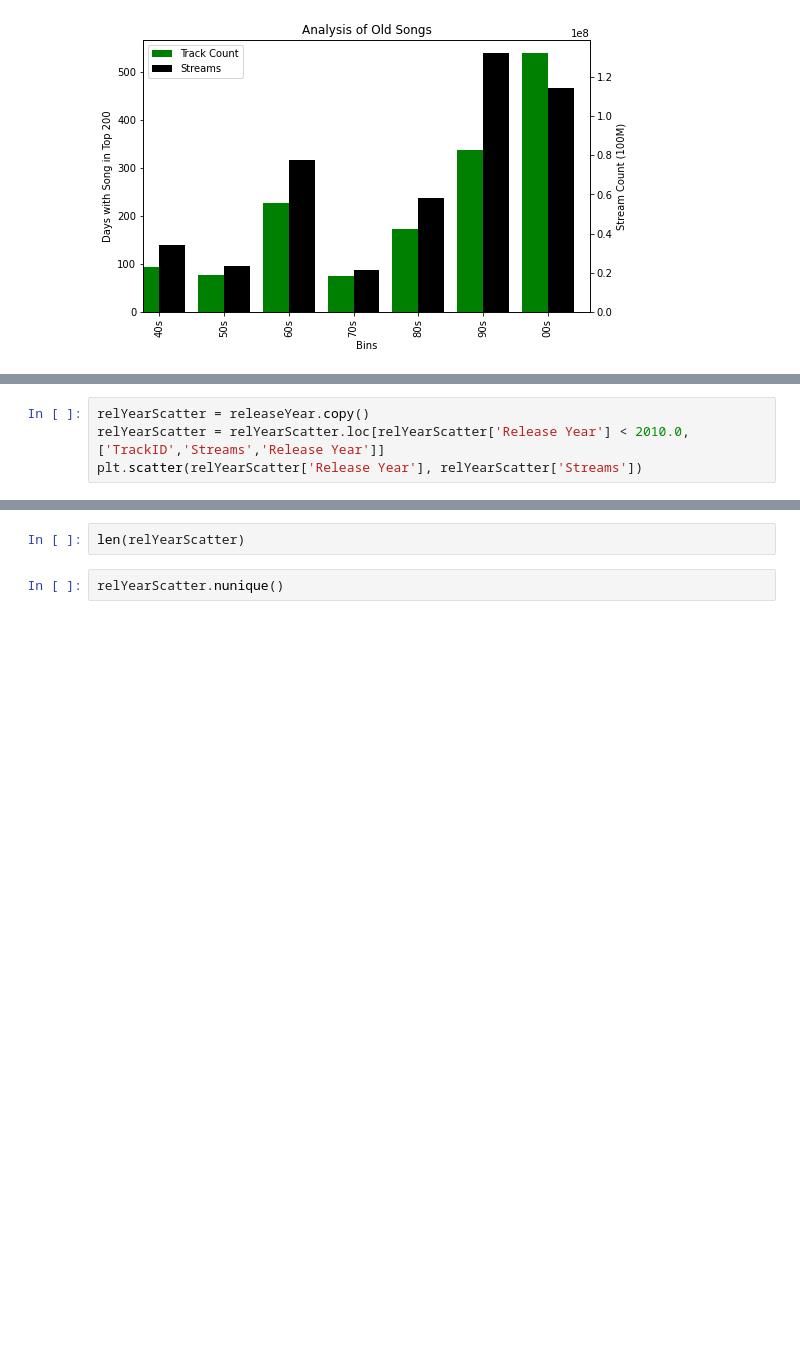
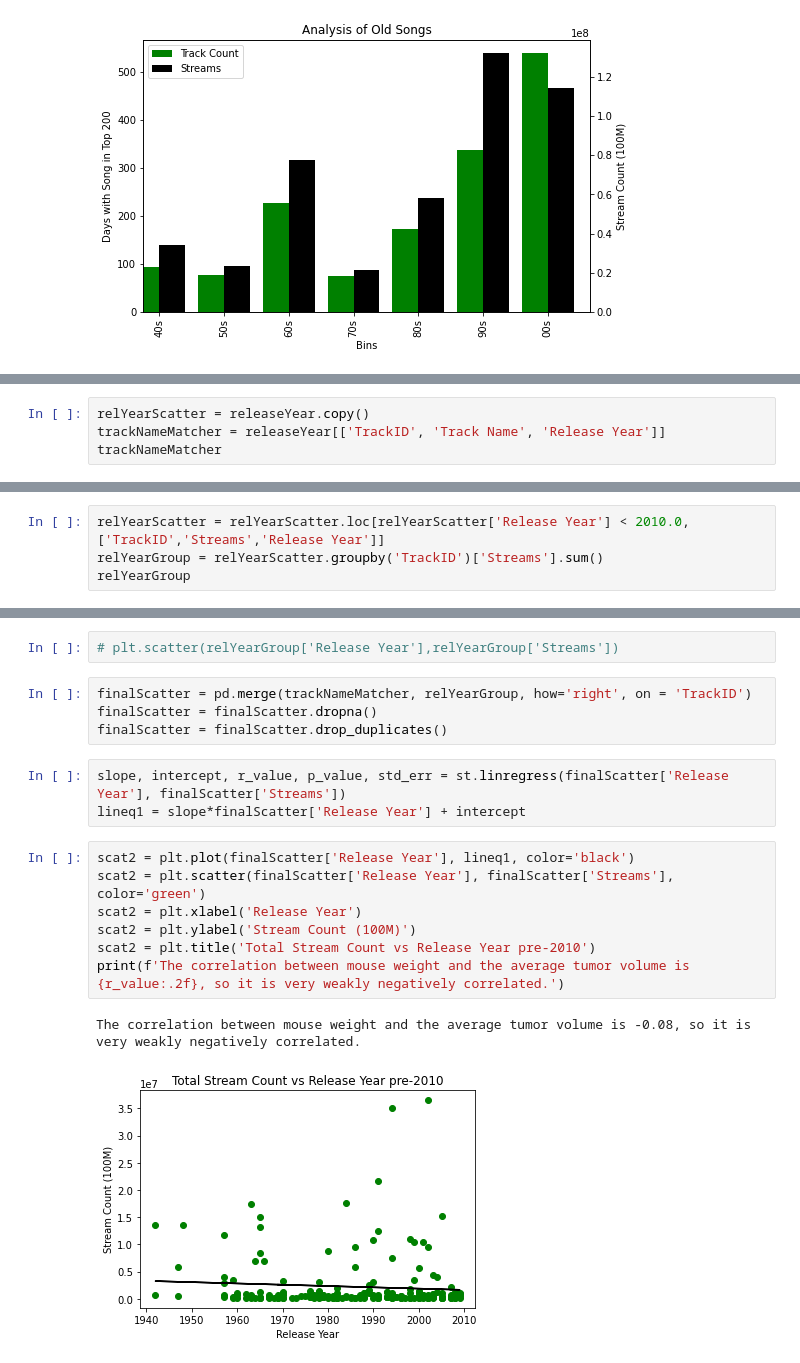
Before and after one commit to iastanehasl/Project-One, a Jupyter notebook: Spotipy_Group.ipynb, the cells around one changed output, grey strips where cells are left out. Cells and saved outputs as stored; diff of their text form; blank space fills up the shorter version.

Commit message:
Adding Total Stream Count vs Release Year pre-2010 graph with linear regression graph.

```diff
--- a/Spotipy_Group.ipynb
+++ b/Spotipy_Group.ipynb
@@ -313,0 +322,4 @@ releaseYear.head()
+# %%
+relYearScatter = releaseYear.copy()
+trackNameMatcher = releaseYear[['TrackID', 'Track Name', 'Release Year']]
+trackNameMatcher
@@ -314,4 +340,4 @@ releaseYear.head()
 # %%
-relYearScatter = releaseYear.copy()
 relYearScatter = relYearScatter.loc[relYearScatter['Release Year'] < 2010.0, ['TrackID','Streams','Release Year']]
-plt.scatter(relYearScatter['Release Year'], relYearScatter['Streams'])
+relYearGroup = relYearScatter.groupby('TrackID')['Streams'].sum()
+relYearGroup
@@ -318,4 +358,19 @@ plt.scatter(relYearScatter['Release Year'], relYearScatter['Streams'])
-# %%
-len(relYearScatter)
-# %%
-relYearScatter.nunique()
+# %%
+# plt.scatter(relYearGroup['Release Year'],relYearGroup['Streams'])
+# %%
+finalScatter = pd.merge(trackNameMatcher, relYearGroup, how='right', on = 'TrackID')
+finalScatter = finalScatter.dropna()
+finalScatter = finalScatter.drop_duplicates()
+# %%
+slope, intercept, r_value, p_value, std_err = st.linregress(finalScatter['Release Year'], finalScatter['Streams'])
+lineq1 = slope*finalScatter['Release Year'] + intercept
+# %%
+scat2 = plt.plot(finalScatter['Release Year'], lineq1, color='black')
+scat2 = plt.scatter(finalScatter['Release Year'], finalScatter['Streams'], color='green')
+scat2 = plt.xlabel('Release Year')
+scat2 = plt.ylabel('Stream Count (100M)')
+scat2 = plt.title('Total Stream Count vs Release Year pre-2010')
+print(f'The correlation between mouse weight and the average tumor volume is {r_value:.2f}, so it is very weakly negatively correlated.')
+# %% [output]
+The correlation between mouse weight and the average tumor volume is -0.08, so it is very weakly negatively correlated.
+[figure, added]
```
Also changed, not shown: parts of 4 cells of this notebook, 1 other file.
